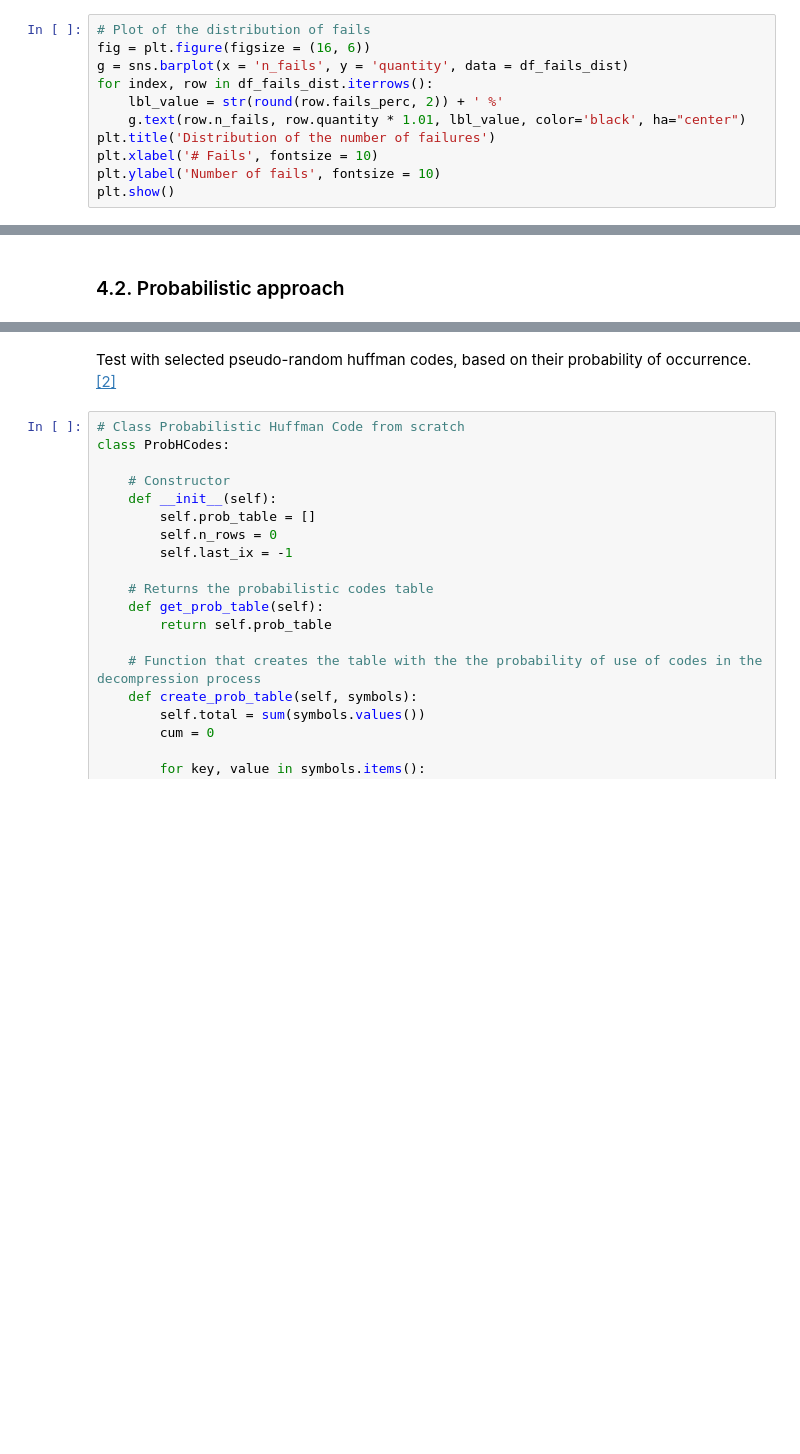
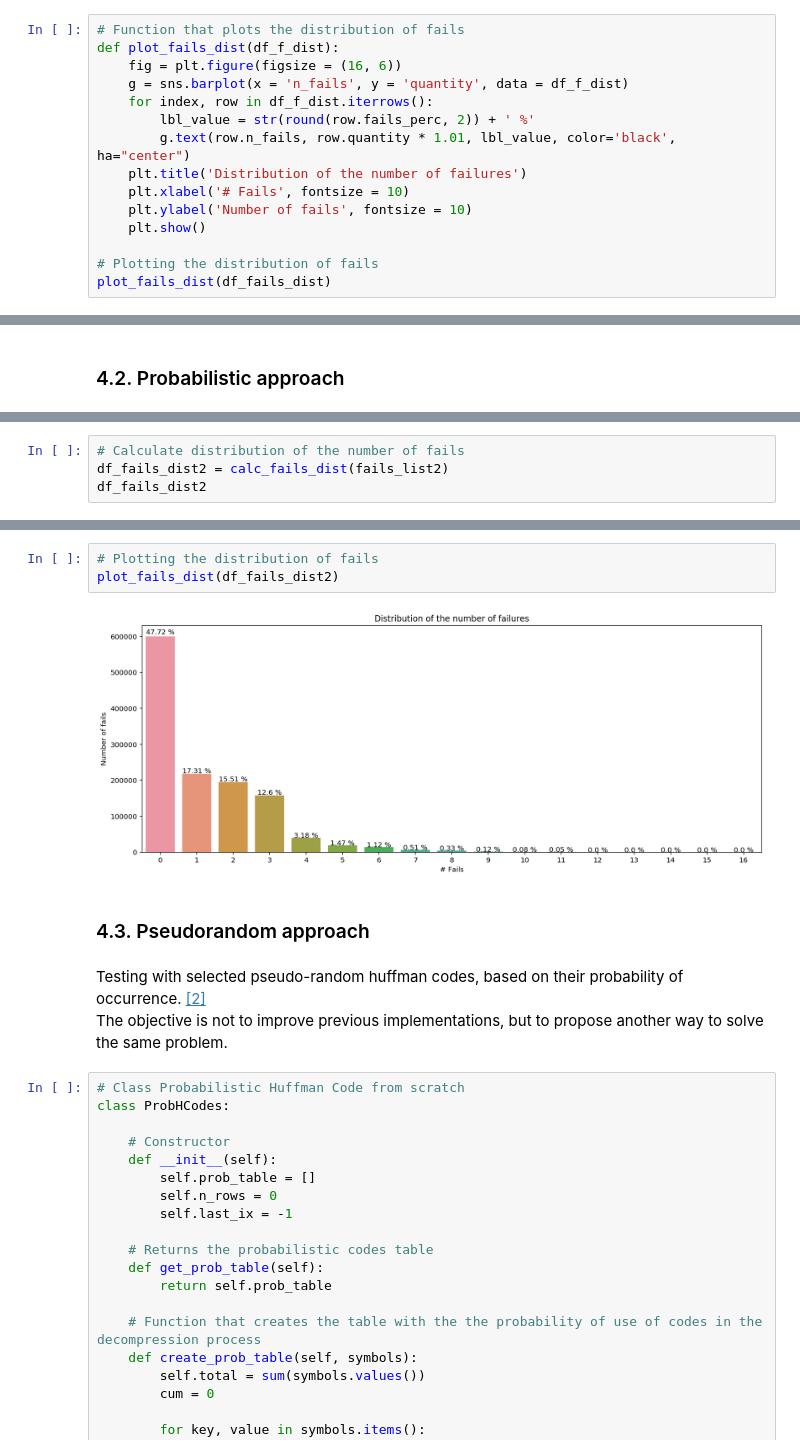
Before and after one commit to ansegura7/DataCompression, a Jupyter notebook: code/HuffmanCode.ipynb, the cells around one changed output, grey strips where cells are left out. Cells and saved outputs as stored; diff of their text form; blank space fills up the shorter version.

```diff
--- a/code/HuffmanCode.ipynb
+++ b/code/HuffmanCode.ipynb
@@ -500,16 +509,20 @@ df_fails_dist
 | 15 | 15 | 20 | 0.001591 |
 | 16 | 16 | 13 | 0.001034 |
 # %%
-# Plot of the distribution of fails
-fig = plt.figure(figsize = (16, 6))
-g = sns.barplot(x = 'n_fails', y = 'quantity', data = df_fails_dist)
-for index, row in df_fails_dist.iterrows():
-    lbl_value = str(round(row.fails_perc, 2)) + ' %'
-    g.text(row.n_fails, row.quantity * 1.01, lbl_value, color='black', ha="center")
-plt.title('Distribution of the number of failures')
-plt.xlabel('# Fails', fontsize = 10)
-plt.ylabel('Number of fails', fontsize = 10)
-plt.show()
+# Function that plots the distribution of fails
+def plot_fails_dist(df_f_dist):
+    fig = plt.figure(figsize = (16, 6))
+    g = sns.barplot(x = 'n_fails', y = 'quantity', data = df_f_dist)
+    for index, row in df_f_dist.iterrows():
+        lbl_value = str(round(row.fails_perc, 2)) + ' %'
+        g.text(row.n_fails, row.quantity * 1.01, lbl_value, color='black', ha="center")
+    plt.title('Distribution of the number of failures')
+    plt.xlabel('# Fails', fontsize = 10)
+    plt.ylabel('Number of fails', fontsize = 10)
+    plt.show()
+
+# Plotting the distribution of fails
+plot_fails_dist(df_fails_dist)
 # %% [output]
 [figure]
 # %% [markdown]
@@ -516,0 +626,4 @@ plt.show()
+# %%
+# Calculate distribution of the number of fails
+df_fails_dist2 = calc_fails_dist(fails_list2)
+df_fails_dist2
@@ -517,5 +649,13 @@ plt.show()
+# %%
+# Plotting the distribution of fails
+plot_fails_dist(df_fails_dist2)
+# %% [output]
+[figure, added]
+# %% [markdown]
+### 4.3. Pseudorandom approach
 # %% [markdown]
-Test with selected pseudo-random huffman codes, based on their probability of occurrence. <a href="#link_two">[2]</a>
+Testing with selected pseudo-random huffman codes, based on their probability of occurrence. <a href="#link_two">[2]</a>
+The objective is not to improve previous implementations, but to propose another way to solve the same problem.
 # %%
 # Class Probabilistic Huffman Code from scratch
 class ProbHCodes:
```
Also changed, not shown: parts of 19 cells of this notebook, 1 other file.
